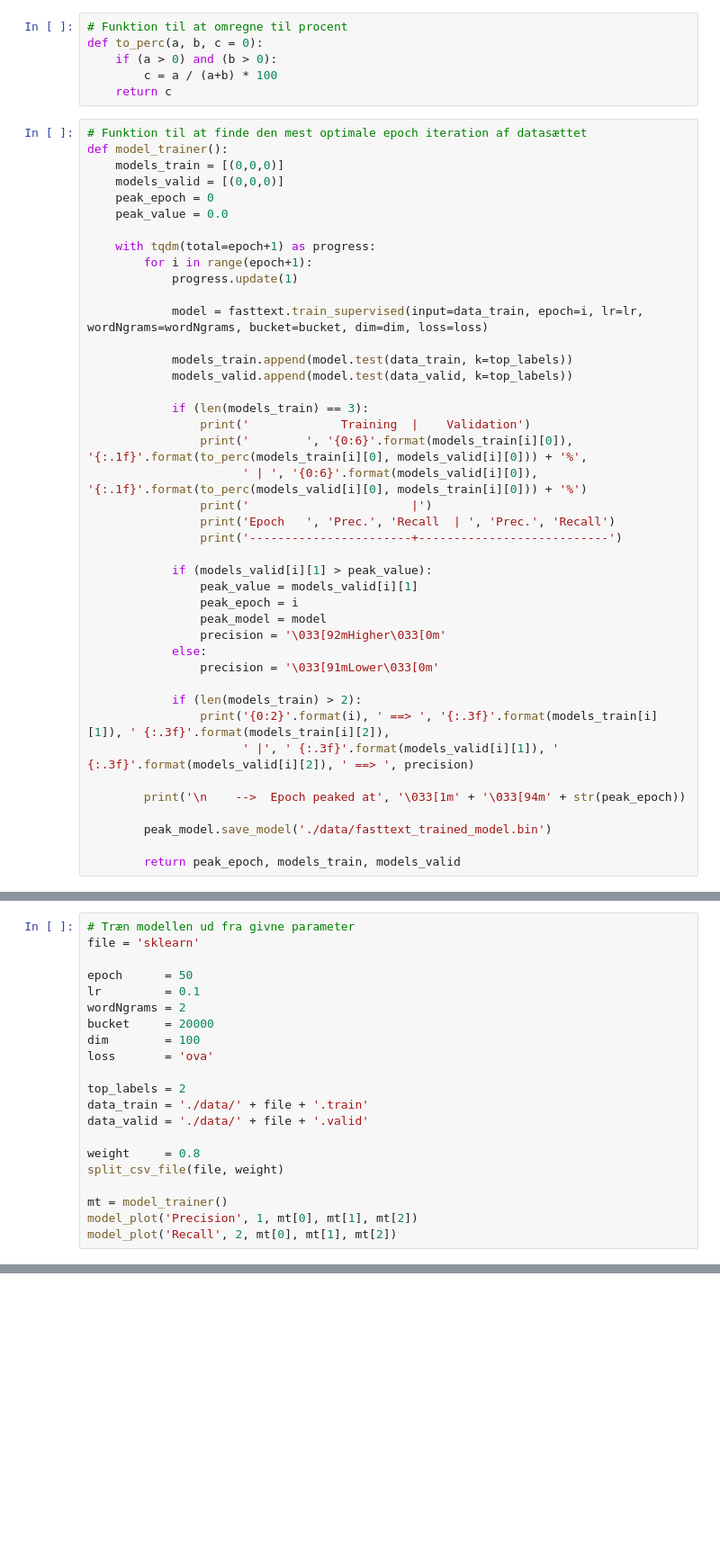
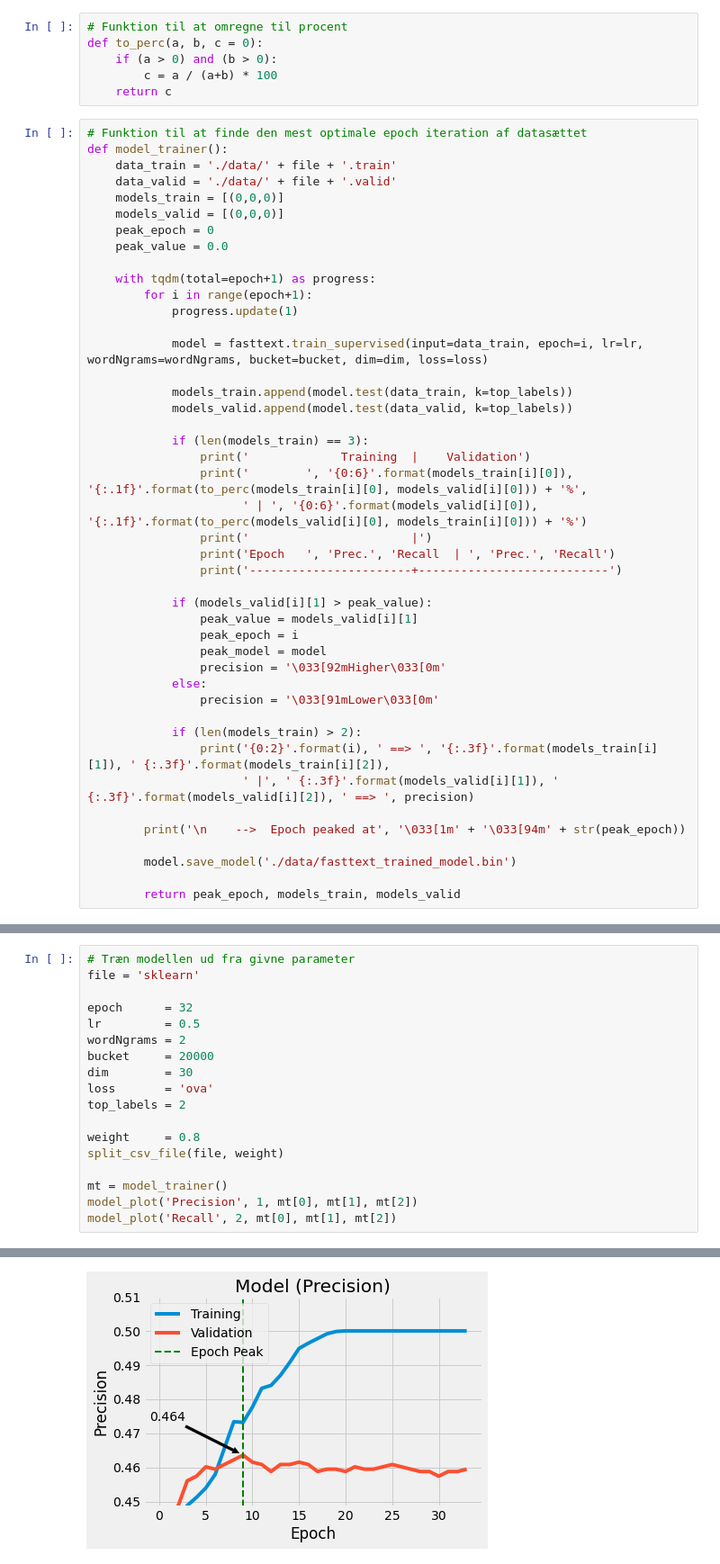
Before and after one commit to Kofoedsan/Python-TrustpilotPredict, a Jupyter notebook: 03_evaluate_fasttext.ipynb, the cells around one changed output, grey strips where cells are left out. Shown at 90% size. Cells and saved outputs as stored; diff of their text form; blank space fills up the shorter version.

Commit message:
another fix for fasttext

```diff
--- a/03_evaluate_fasttext.ipynb
+++ b/03_evaluate_fasttext.ipynb
@@ -27,6 +27,8 @@ def to_perc(a, b, c = 0):
 # %%
 # Funktion til at finde den mest optimale epoch iteration af datasættet
 def model_trainer():
+    data_train = './data/' + file + '.train'
+    data_valid = './data/' + file + '.valid'
     models_train = [(0,0,0)]
     models_valid = [(0,0,0)]
     peak_epoch = 0
@@ -63,7 +65,7 @@ def model_trainer():
 
         print('\n    -->  Epoch peaked at', '\033[1m' + '\033[94m' + str(peak_epoch))
 
-        peak_model.save_model('./data/fasttext_trained_model.bin')
+        model.save_model('./data/fasttext_trained_model.bin')
 
         return peak_epoch, models_train, models_valid
 # %%
@@ -96,16 +98,13 @@ def model_plot(title, i, peak_epoch, models_train, models_valid):
 # Træn modellen ud fra givne parameter
 file = 'sklearn'
 
-epoch      = 50
-lr         = 0.1
+epoch      = 32
+lr         = 0.5
 wordNgrams = 2
 bucket     = 20000
-dim        = 100
+dim        = 30
 loss       = 'ova'
-
 top_labels = 2
-data_train = './data/' + file + '.train'
-data_valid = './data/' + file + '.valid'
 
 weight     = 0.8
 split_csv_file(file, weight)
@@ -113,3 +112,4 @@ split_csv_file(file, weight)
 mt = model_trainer()
 model_plot('Precision', 1, mt[0], mt[1], mt[2])
 model_plot('Recall', 2, mt[0], mt[1], mt[2])
+# %% [output]
@@ -115,0 +133 @@ model_plot('Recall', 2, mt[0], mt[1], mt[2])
+[figure, added]
```
Also changed, not shown: parts of 1 cell of this notebook, 4 other files.
